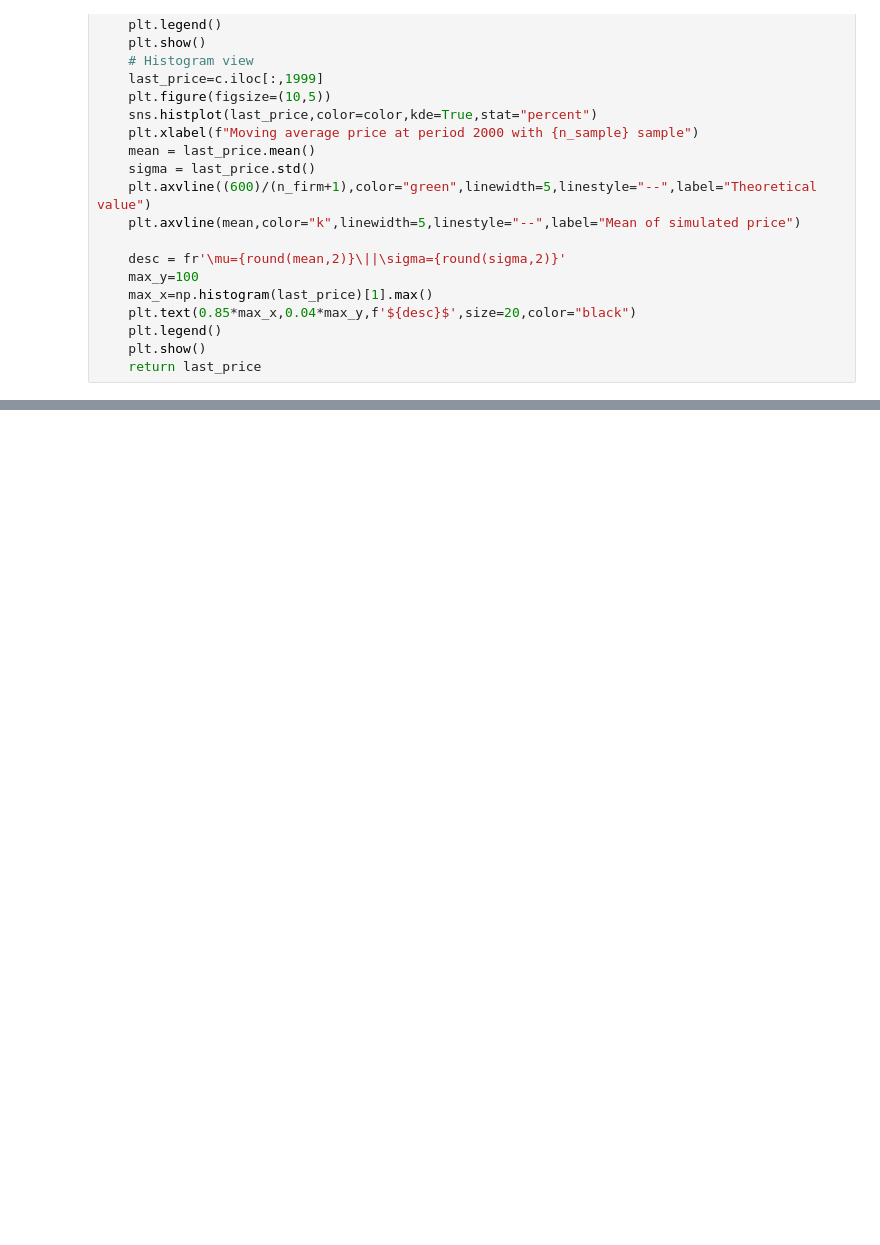
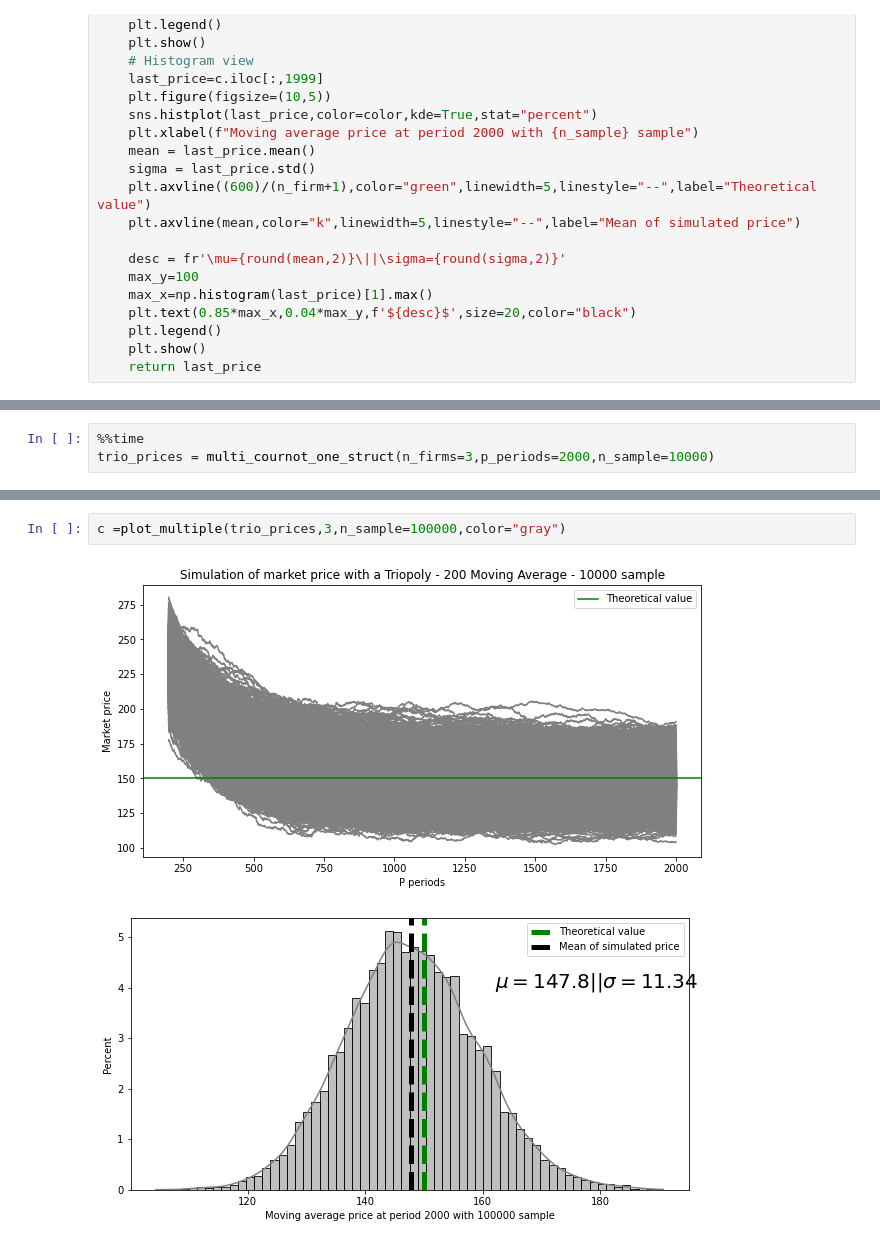
Before and after one commit to keyserwood/EcoIndus, a Jupyter notebook: 1.0-er_industrial_economy.ipynb, the cells around one changed output, grey strips where cells are left out. Drawn from its saved outputs; the diff is of its cells as text; blank space fills up the shorter version.

```diff
--- a/1.0-er_industrial_economy.ipynb
+++ b/1.0-er_industrial_economy.ipynb
@@ -354,0 +310,3 @@ def cournot_framework(n_firms, p_periods,initial_propension=90000,delta=0.3,mu=0
+# %%
+%%time
+trio_prices = multi_cournot_one_struct(n_firms=3,p_periods=2000,n_sample=10000)
@@ -354,0 +316,5 @@ def cournot_framework(n_firms, p_periods,initial_propension=90000,delta=0.3,mu=0
+# %%
+c =plot_multiple(trio_prices,3,n_sample=100000,color="gray")
+# %% [output]
+[figure, added]
+[figure, added]
```
Also changed, not shown: parts of 17 cells of this notebook, 2 other files.
